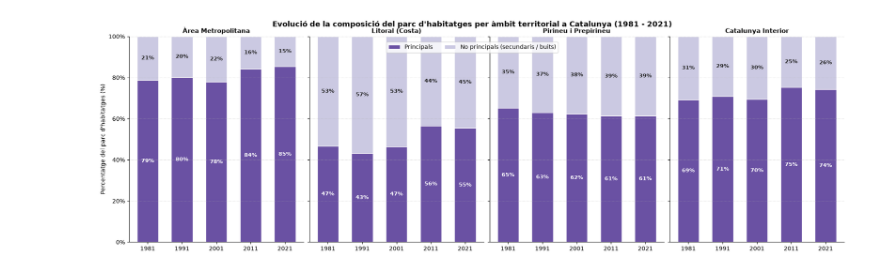
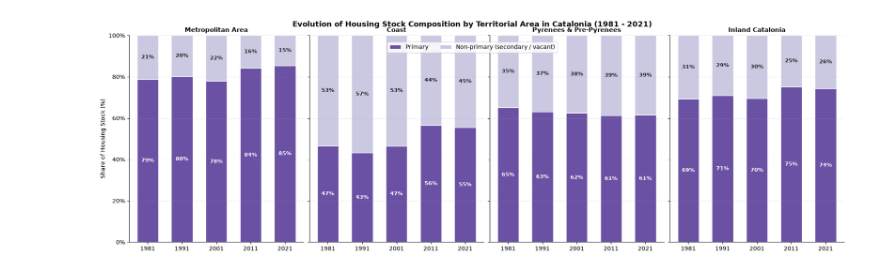
Before and after one commit to Lidia1508/Speculation-Map, a Jupyter notebook: code/BuildingsAvailable.ipynb, the cells around one changed output. Saved outputs shown, nothing was run; the diff lists cells and outputs as text; code cells hidden in the pictures.

```diff
--- a/code/BuildingsAvailable.ipynb
+++ b/code/BuildingsAvailable.ipynb
@@ -503,35 +535,35 @@ plt.show()
 # %%
-# Evolució de la composició del parc d'habitatges (% Principals vs. % No principals) per àmbit territorial (1981 - 2021)
+# Evolution of housing stock composition (% Primary vs. % Non-primary) by territorial area (1981 - 2021)
 
 import geopandas as gpd
 import matplotlib.pyplot as plt
 import matplotlib.ticker as ticker
 import pandas as pd
 
-# 1. Carregar capa geogràfica municipal per assignar cada municipi al seu àmbit territorial segons la comarca
+# 1. Load municipal geographic layer to assign each municipality to its territorial area based on county code
 municipis = gpd.read_file("../Data/CatalunyaMapMunicipalities.json")
 municipis["CODIMUNI"] = municipis["CODIMUNI"].astype(str).str.zfill(6)
 municipis["CODICOMAR"] = municipis["CODICOMAR"].astype(str).str.zfill(2)
 
-# Classificació dels codis comarcals de l'Idescat/ICGC en 4 grans àmbits territorials
+# Classification of Idescat/ICGC county codes into 4 major territorial areas
 comarques_amb = {"13", "11", "40", "41", "21", "17", "03"}  # Barcelonès, Baix Llobregat, Vallès Occ./Or., Maresme, Garraf, Alt Penedès
-comarques_litoral = {"02", "10", "34", "36", "08", "12", "09", "22"}  # Costa Brava, Costa Daurada i Terres de l'Ebre litoral
-comarques_pirineu = {"04", "05", "15", "25", "26", "31", "39", "07", "35"}  # Alt Pirineu, Aran, Ripollès, Berguedà i Solsonès
+comarques_litoral = {"02", "10", "34", "36", "08", "12", "09", "22"}  # Costa Brava, Costa Daurada, and coastal Terres de l'Ebre
+comarques_pirineu = {"04", "05", "15", "25", "26", "31", "39", "07", "35"}  # Alt Pirineu, Aran, Ripollès, Berguedà, and Solsonès
 
 def assignar_ambit(codi_comarca):
     if codi_comarca in comarques_amb:
-        return "Àrea Metropolitana"
+        return "Metropolitan Area"
     elif codi_comarca in comarques_litoral:
-        return "Litoral (Costa)"
+        return "Coast"
     elif codi_comarca in comarques_pirineu:
-        return "Pirineu i Prepirineu"
+        return "Pyrenees & Pre-Pyrenees"
     else:
-        return "Catalunya Interior"
+        return "Inland Catalonia"
 
 municipis["Ambit"] = municipis["CODICOMAR"].apply(assignar_ambit)
 mapa_ambits = municipis[["CODIMUNI", "Ambit"]].drop_duplicates()
 
-# 2. Configuració dels 5 arxius censals d'habitatges
+# 2. Configuration of the 5 decennial housing census files
 arxius_config = {
     1981: ("habitatges1981.csv", 4, "Total"),
     1991: ("habitatges1991.csv", 5, "Habitatges familiars. Total"),
@@ -540,7 +572,7 @@ arxius_config = {
     2021: ("habitatges2021.csv", 5, "Total habitatges familiars"),
 }
 
-# 3. Llegir els 5 anys, agrupar per àmbit territorial i calcular els percentatges
+# 3. Read all 5 census years, group by territorial area, and compute percentages
 registres = []
 
 for any_obj, (nom_arxiu, skip, col_total) in arxius_config.items():
@@ -549,7 +581,7 @@ for any_obj, (nom_arxiu, skip, col_total) in arxius_config.items():
     df_hab = df_hab.dropna(subset=["Codi"]).copy()
     df_hab["Codi"] = df_hab["Codi"].str.strip().str.zfill(6)
 
-    # Detectar automàticament la columna d'habitatges principals (evitant 'no principals')
+    # Automatically detect the primary dwellings column (excluding 'no principals')
     cols_principals = [c for c in df_hab.columns if "princip" in c.lower() and "no " not in c.lower()]
     col_principal = cols_principals[0]
 
@@ -557,7 +589,7 @@ for any_obj, (nom_arxiu, skip, col_total) in arxius_config.items():
     df_hab["Principals"] = pd.to_numeric(df_hab[col_principal], errors="coerce")
     df_hab["No_principals"] = df_hab["Total"] - df_hab["Principals"]
 
-    # Creuar amb l'àmbit territorial i sumar el total d'habitatges de cada zona
+    # Merge with territorial area and sum total dwellings per region
     df_zona = df_hab.merge(mapa_ambits, left_on="Codi", right_on="CODIMUNI", how="inner")
     resum = df_zona.groupby("Ambit", as_index=False)[["Total", "Principals", "No_principals"]].sum()
     resum["Any"] = str(any_obj)
@@ -567,54 +599,54 @@ for any_obj, (nom_arxiu, skip, col_total) in arxius_config.items():
 
 df_final = pd.concat(registres, ignore_index=True)
 
-# 4. Dibuixar el gràfic de barres apilades al 100% (1 fila x 4 àmbits territorials)
-ambits_ordre = ["Àrea Metropolitana", "Litoral (Costa)", "Pirineu i Prepirineu", "Catalunya Interior"]
+# 4. Plot 100% stacked bar chart (1 row x 4 territorial areas)
+ambits_ordre = ["Metropolitan Area", "Coast", "Pyrenees & Pre-Pyrenees", "Inland Catalonia"]
 fig, axes = plt.subplots(1, 4, figsize=(18, 5.5), sharey=True, layout="constrained")
 
-color_principal = "#6a51a3"      # Morat fosc per a habitatges principals
-color_no_principal = "#cbc9e2"   # Lila clar per a habitatges no principals (secundaris + buits)
+color_principal = "#6a51a3"      # Dark purple for primary dwellings
+color_no_principal = "#cbc9e2"   # Light lilac for non-primary dwellings (secondary / vacant)
 
 for ax, ambit in zip(axes, ambits_ordre):
     sub = df_final[df_final["Ambit"] == ambit].sort_values("Any")
 
-    # Barra inferior: % Principals
-    barres_p = ax.bar(sub["Any"], sub["Pct_principals"], color=color_principal, edgecolor="white", width=0.62, label="Principals")
-    # Barra superior: % No principals (apilada sobre Principals)
+    # Bottom bar: % Primary
+    barres_p = ax.bar(sub["Any"], sub["Pct_principals"], color=color_principal, edgecolor="white", width=0.62, label="Primary")
+    # Top bar: % Non-primary (stacked on top of Primary)
     barres_np = ax.bar(
         sub["Any"],
         sub["Pct_no_principals"],
         bottom=sub["Pct_principals"],
         color=color_no_principal,
         edgecolor="white",
         width=0.62,
-        label="No principals (secundaris / buits)",
+        label="Non-primary (secondary / vacant)",
     )
 
-    # Escriure el percentatge exacte dins de cada segment de la barra
+    # Write exact percentage inside each bar segment
     for b_p, b_np in zip(barres_p, barres_np):
         alt_p = b_p.get_height()
         alt_np = b_np.get_height()
         x_centre = b_p.get_x() + b_p.get_width() / 2
 
         if alt_p >= 8:
             ax.text(x_centre, alt_p / 2, f"{alt_p:.0f}%", ha="center", va="center", color="white", fontweight="bold", fontsize=9)
         if alt_np >= 8:
             ax.text(x_centre, alt_p + alt_np / 2, f"{alt_np:.0f}%", ha="center", va="center", color="#222222", fontweight="bold", fontsize=9)
 
     ax.set_title(ambit, fontweight="bold", fontsize=11)
     ax.set_ylim(0, 100)
     ax.yaxis.set_major_formatter(ticker.PercentFormatter())
     ax.grid(axis="y", linestyle=":", alpha=0.6)
     ax.spines["top"].set_visible(False)
     ax.spines["right"].set_visible(False)
 
-axes[0].set_ylabel("Percentatge del parc d'habitatges (%)", fontsize=10)
+axes[0].set_ylabel("Share of Housing Stock (%)", fontsize=10)
 
-# Llegenda única compartida a la part superior
+# Single shared legend at the top
 handles, labels = axes[0].get_legend_handles_labels()
 fig.legend(handles, labels, loc="upper center", bbox_to_anchor=(0.5, 0.94), ncol=2, frameon=True, fontsize=10)
 
-fig.suptitle("Evolució de la composició del parc d'habitatges per àmbit territorial a Catalunya (1981 - 2021)", fontweight="bold", fontsize=13, y=1.02)
+fig.suptitle("Evolution of Housing Stock Composition by Territorial Area in Catalonia (1981 - 2021)", fontweight="bold", fontsize=13, y=1.02)
 plt.show()
 # %% [output]
-[figure, old version]
+[figure, new version]
```
Also changed, not shown: parts of 15 cells of this notebook.
